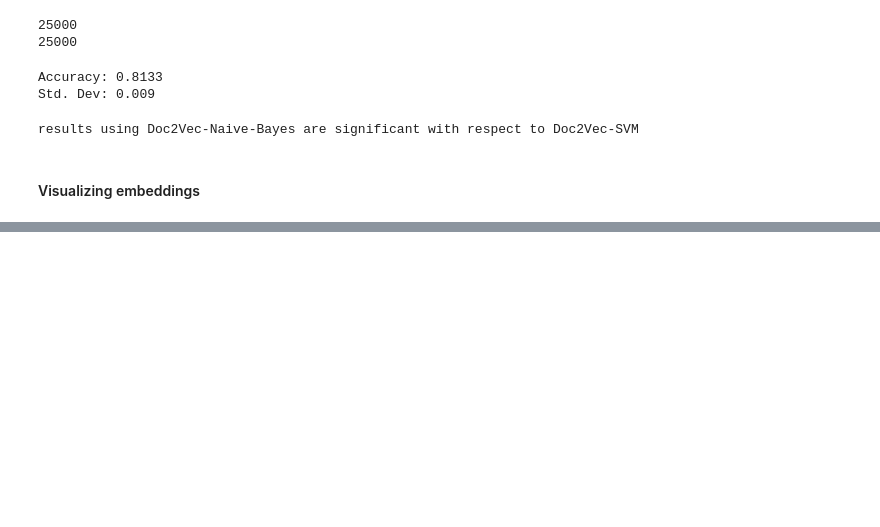
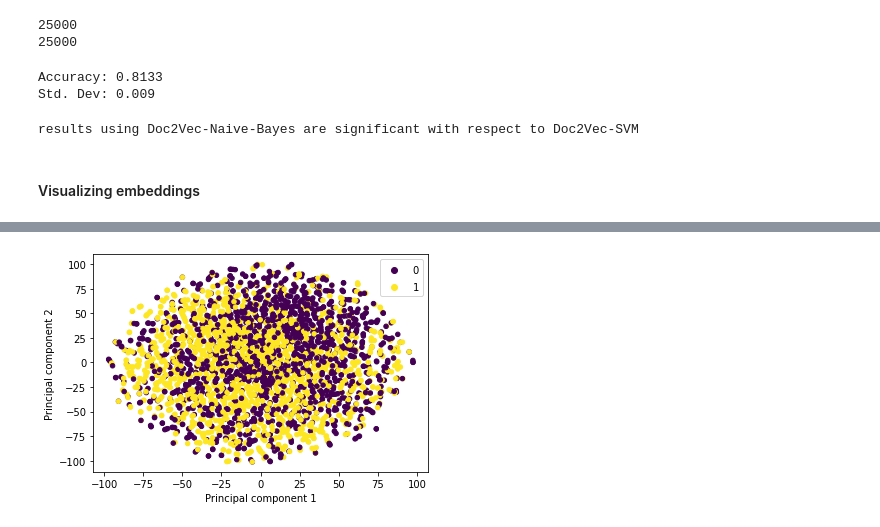
Before and after one commit to AlejandroSantorum/MPhil_MLMI_Cambridge, a Jupyter notebook: MLMI13-Natural_Language_Processing/Lab/code/practical-old-version.ipynb, the cells around one changed output, grey strips where cells are left out. Cells and saved outputs as stored; diff of their text form; code cells hidden in the pictures; blank space fills up the shorter version.

Commit message:
NLP - Improved images adding axis labels and legends

```diff
--- a/MLMI13-Natural_Language_Processing/Lab/code/practical-old-version.ipynb
+++ b/MLMI13-Natural_Language_Processing/Lab/code/practical-old-version.ipynb
@@ -446,9 +462,11 @@ Computing P-values for point 500 of 3000...
 # %%
-pylab.scatter(Y[:, 0], Y[:, 1], 20, train_labels[:n_embed])
+ax = pylab.scatter(Y[:, 0], Y[:, 1], 20, train_labels[:n_embed])
 pylab.xlabel("Principal component 1")
 pylab.ylabel("Principal component 2")
-pylab.legend()
+pylab.legend(*ax.legend_elements(num=1))
 pylab.show()
+# %% [output]
+[figure, added]
 # %%
 for i in range(n_embed):
     if Y[i,0] > -80 and Y[i,0] < -70:
```
Also changed, not shown: parts of 3 cells of this notebook, 6 other files.
